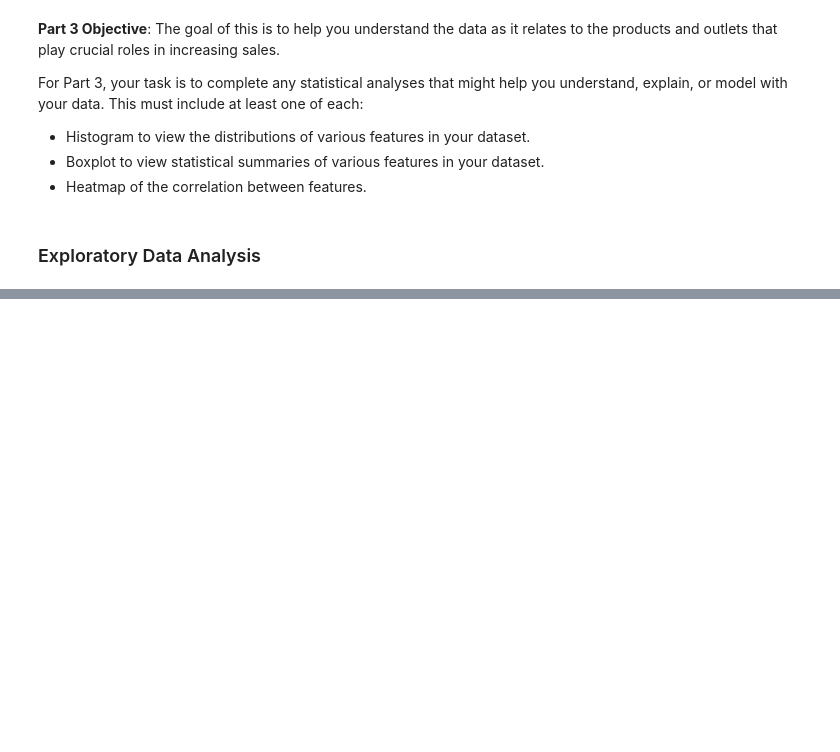
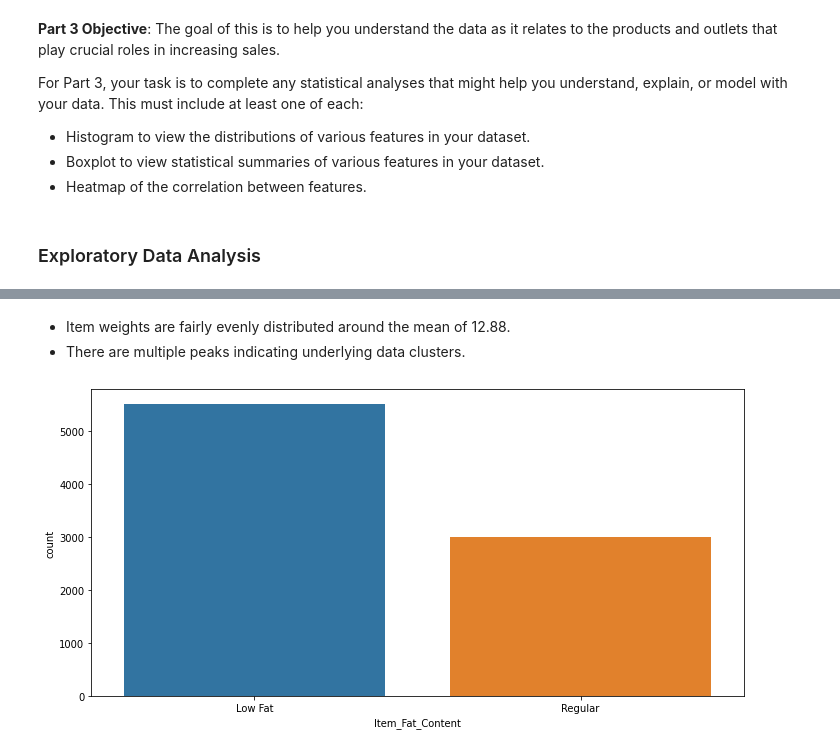
Before and after one commit to osluder/food-sales-predictions, a Jupyter notebook: food-sales-predictions.ipynb, the cells around one changed output, grey strips where cells are left out. Drawn from its saved outputs; the diff is of its cells as text; code cells hidden in the pictures; blank space fills up the shorter version.

```diff
--- a/food-sales-predictions.ipynb
+++ b/food-sales-predictions.ipynb
@@ -500,0 +596,8 @@ There is a moderate positive correlation between the item outlet sales and an it
+# %% [markdown]
+- Item weights are fairly evenly distributed around the mean of 12.88.
+- There are multiple peaks indicating underlying data clusters.
+# %%
+barplot(df, 'Item_Fat_Content')
+plt.show()
+# %% [output]
+[figure, added]
```
Also changed, not shown: parts of 149 cells of this notebook, 1 other file.
